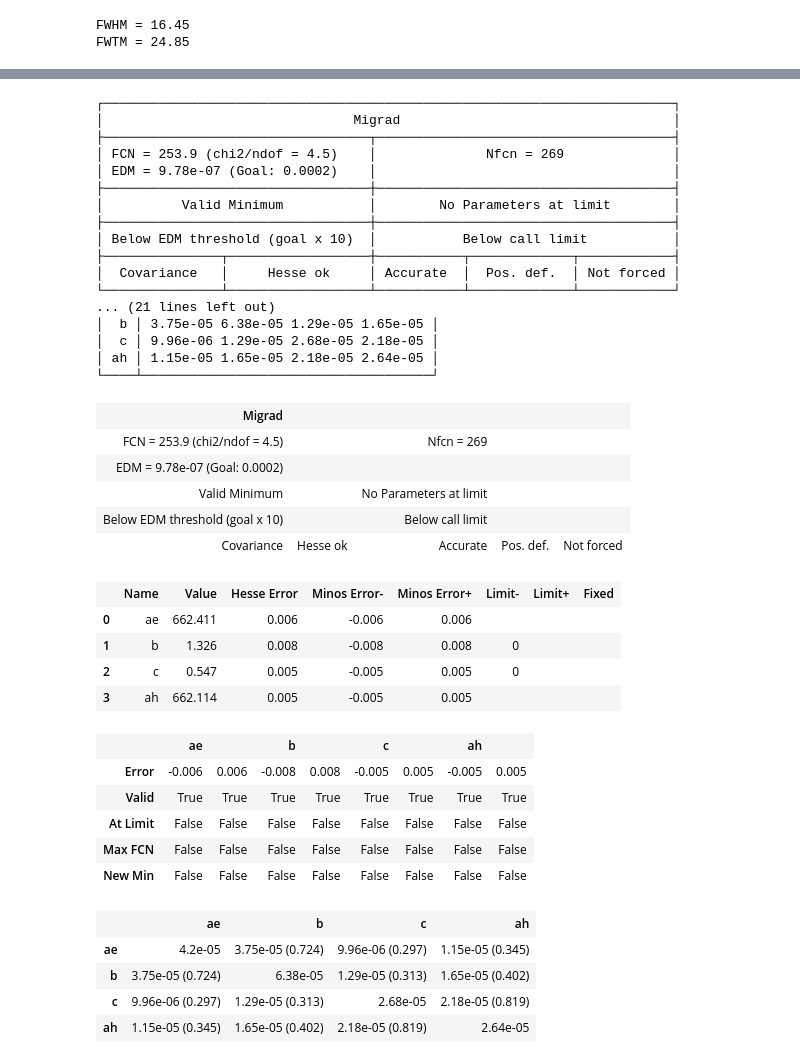
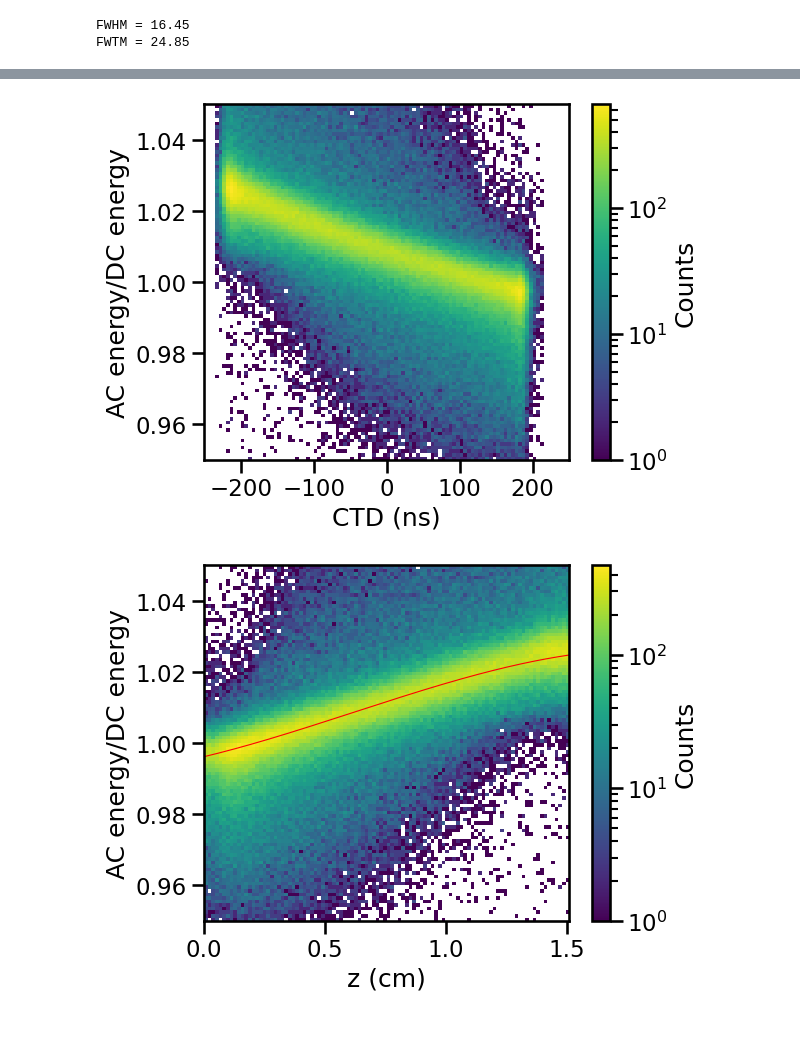
Before and after one commit to snpike/COSITrapping, a Jupyter notebook: Eratio_CTD_test_postLL1.ipynb, the cells around one changed output, grey strips where cells are left out. Saved outputs shown, nothing was run; the diff lists cells and outputs as text; code cells hidden in the pictures; blank space fills up the shorter version.

Commit message:
misc bug fixes and new notebooks for Eratio to depth analysis

```diff
--- a/Eratio_CTD_test_postLL1.ipynb
+++ b/Eratio_CTD_test_postLL1.ipynb
@@ -236,42 +173,28 @@ FWTM = 5.23
-# %%
-fit_CCE(z_list, e_signal_preLL, h_signal_preLL, sim_dCCE, plot_suffix = 'Cs137allACandDC_preLL')
-# %% [output]
-┌─────────────────────────────────────────────────────────────────────────┐
-│                                Migrad                                   │
-├──────────────────────────────────┬──────────────────────────────────────┤
-│ FCN = 253.9 (chi2/ndof = 4.5)    │              Nfcn = 269              │
-│ EDM = 9.78e-07 (Goal: 0.0002)    │                                      │
-├──────────────────────────────────┼──────────────────────────────────────┤
-│          Valid Minimum           │        No Parameters at limit        │
-├──────────────────────────────────┼──────────────────────────────────────┤
-│ Below EDM threshold (goal x 10)  │           Below call limit           │
-├───────────────┬──────────────────┼───────────┬─────────────┬────────────┤
-│  Covariance   │     Hesse ok     │ Accurate  │  Pos. def.  │ Not forced │
-└───────────────┴──────────────────┴───────────┴─────────────┴────────────┘
-... (21 lines left out)
-│  b │ 3.75e-05 6.38e-05 1.29e-05 1.65e-05 │
-│  c │ 9.96e-06 1.29e-05 2.68e-05 2.18e-05 │
-│ ah │ 1.15e-05 1.65e-05 2.18e-05 2.64e-05 │
-└────┴─────────────────────────────────────┘
-| Migrad |  |  |  |  |
-| FCN = 253.9 (chi2/ndof = 4.5) |  | Nfcn = 269 |  |  |
-| EDM = 9.78e-07 (Goal: 0.0002) |  |  |  |  |
-| Valid Minimum |  | No Parameters at limit |  |  |
-| Below EDM threshold (goal x 10) |  | Below call limit |  |  |
-| Covariance | Hesse ok | Accurate | Pos. def. | Not forced |
-|  | Name | Value | Hesse Error | Minos Error- | Minos Error+ | Limit- | Limit+ | Fixed |
-| 0 | ae | 662.411 | 0.006 | -0.006 | 0.006 |  |  |  |
-| 1 | b | 1.326 | 0.008 | -0.008 | 0.008 | 0 |  |  |
-| 2 | c | 0.547 | 0.005 | -0.005 | 0.005 | 0 |  |  |
-| 3 | ah | 662.114 | 0.005 | -0.005 | 0.005 |  |  |  |
-|  | ae |  | b |  | c |  | ah |  |
-| Error | -0.006 | 0.006 | -0.008 | 0.008 | -0.005 | 0.005 | -0.005 | 0.005 |
-| Valid | True | True | True | True | True | True | True | True |
-| At Limit | False | False | False | False | False | False | False | False |
-| Max FCN | False | False | False | False | False | False | False | False |
-| New Min | False | False | False | False | False | False | False | False |
-|  | ae | b | c | ah |
-| ae | 4.2e-05 | 3.75e-05 (0.724) | 9.96e-06 (0.297) | 1.15e-05 (0.345) |
-| b | 3.75e-05 (0.724) | 6.38e-05 | 1.29e-05 (0.313) | 1.65e-05 (0.402) |
-| c | 9.96e-06 (0.297) | 1.29e-05 (0.313) | 2.68e-05 | 2.18e-05 (0.819) |
-| ah | 1.15e-05 (0.345) | 1.65e-05 (0.402) | 2.18e-05 (0.819) | 2.64e-05 |
+# %%
+eratio_plot = np.linspace(0.9,1.1, num=300)
+depth_plot = np.linspace(0.0,1.51, num=300)
+
+plt.figure()
+plt.hist2d(ctd_stretch_flat, eratio_flat, bins=100, range=[[-250, 250], [0.95, 1.05]], norm=mpl.colors.LogNorm())
+plt.colorbar(label='Counts')
+plt.xlabel('CTD (ns)')
+plt.ylabel('AC energy/DC energy')
+plt.tight_layout()
+plt.savefig(plot_dir + 'CTD_to_eratio_postLL1_Cs137.pdf')
+plt.show()
+
+plt.figure()
+plt.hist2d(depth_flat, eratio_flat, bins=100, range=[[0.0, 1.51], [0.95, 1.05]], norm=mpl.colors.LogNorm())
+plt.plot(depth_plot, depth_to_eratio(depth_plot, *p0), color='red', lw=0.8)
+plt.colorbar(label='Counts')
+plt.ylabel('AC energy/DC energy')
+plt.xlabel('z (cm)')
+plt.tight_layout()
+plt.savefig(plot_dir + 'depth_to_eratio_postLL1_Cs137.pdf')
+plt.show()
+
+
+# z_list, e_signal_preLL, h_signal_preLL = make_depthplot(df_list[-1], strings[-1], zmin=calibrator.zmin, zmax=calibrator.zmax)
+# %% [output]
+[figure, added]
+[figure, added]
```
Also changed, not shown: parts of 10 cells of this notebook, 3 other files.
